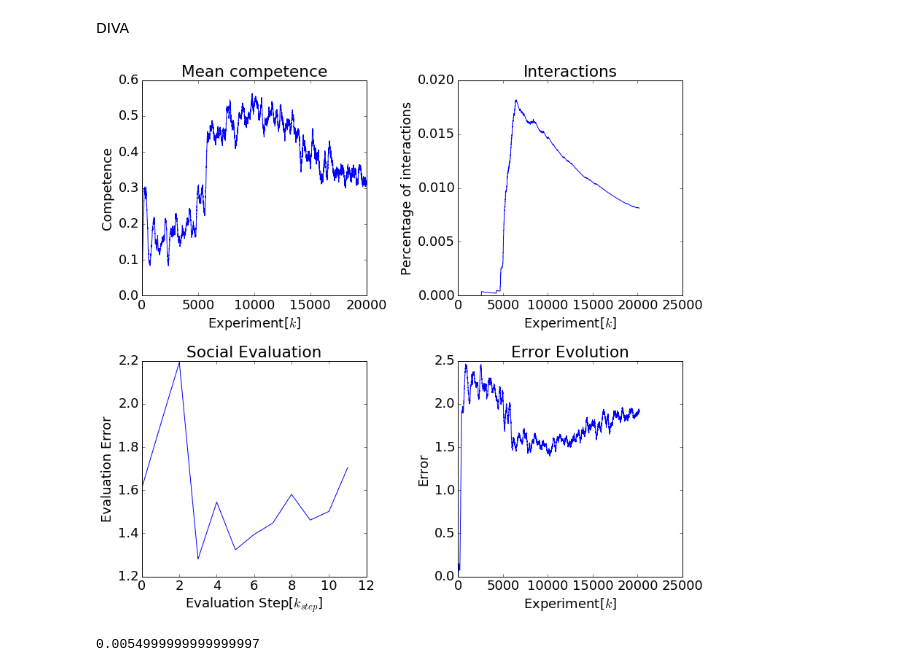
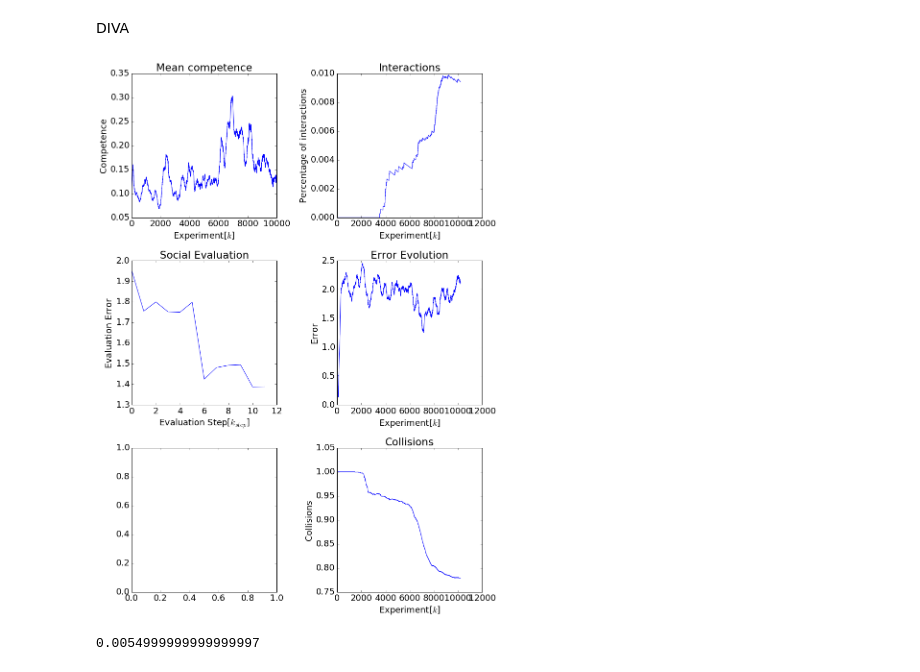
Before and after one commit to yumilceh/artificialbabbling, a Jupyter notebook: SensorimotorExploration/Executables/July17/diva_single_results.ipynb, the cells around one changed output. Saved outputs shown, nothing was run; the diff lists cells and outputs as text; code cells hidden in the pictures.

```diff
--- a/SensorimotorExploration/Executables/July17/diva_single_results.ipynb
+++ b/SensorimotorExploration/Executables/July17/diva_single_results.ipynb
@@ -35,7 +35,7 @@ def moving_av(arr_, win_sz):
     out = np.array(out).flatten()
     return out
 # %%
-data_file = "test/motherese_test2_2017_07_26_00_42_sim_data.h5"
+data_file = "test/motherese_test2_cmf_2017_07_26_18_23_sim_data.h5"
 
 
 conf_file =  data_file.replace('sim_data.h5', 'conf.txt')
@@ -45,7 +45,6 @@ with open(conf_file) as f:
         line = line.replace('\n', '')
         (key, val) = line.split(': ')
         conf[key] = val
-conf_key = conf['type']+'_'+conf['mode']+'_'+conf['expl_space']
 
 #Simulation_data
 data, foo = load_sim_h5(data_file)
@@ -76,41 +75,48 @@ with open(data_file.replace('sim_data.h5', 'eval_error.txt'), 'r') as f:
 
 sim_eva_errors = np.array(sim_eva_errors)
 # %%
-matplotlib.rcParams['figure.figsize'] = (12.0, 11.0)
+matplotlib.rcParams['figure.figsize'] = (12.0, 16.5)
 matplotlib.rcParams.update({'font.size': 18})
 
 ##FIG 1
-fig1, ax1 = plt.subplots(2,2)
+fig1, ax1 = plt.subplots(3,2)
 
 plt.sca(ax1[0,0])
 ax1[0,0].set_title('Mean competence')
 data.plot_time_series('competence',0,moving_average=200,axes=ax1[0,0])
 plt.xlabel('Experiment[$k$]')
 plt.ylabel('Competence')
 plt.tight_layout()
 
 plt.sca(ax1[0,1])
 ax1[0,1].set_title('Interactions')
 plt.plot(incremental_mean(interactions))
 plt.xlabel('Experiment[$k$]')
 plt.ylabel('Percentage of interactions')
 plt.tight_layout()
 
 plt.sca(ax1[1,0])
 ax1[1,0].set_title('Social Evaluation')
 plt.plot(sim_eva_errors)
 plt.xlabel('Evaluation Step[$k_{step}$]')
 plt.ylabel('Evaluation Error')
 plt.tight_layout()
 
 plt.sca(ax1[1,1])
 ax1[1,1].set_title('Error Evolution')
 plt.plot(moving_av(sim_sensor_error_,win_sz=200))
 plt.xlabel('Experiment[$k$]')
 plt.ylabel('Error')
 plt.tight_layout()
+
+plt.sca(ax1[2,1])
+ax1[2,1].set_title('Collisions')
+plt.plot(incremental_mean(data.cons.data.as_matrix()))
+plt.xlabel('Experiment[$k$]')
+plt.ylabel('Collisions')
+plt.tight_layout()
 # %% [output]
-[figure, old version]
+[figure, new version]
 # %%
 # # fig1.savefig('/home/yumilceh/Dropbox/Aplicaciones/ShareLaTeX/Epirob 2017/images/vt_results.eps',\
 # #              format='eps', dpi=1000,bbox_extra_artists=(lgd,), bbox_inches='tight')
```
Also changed, not shown: 5 other files.
